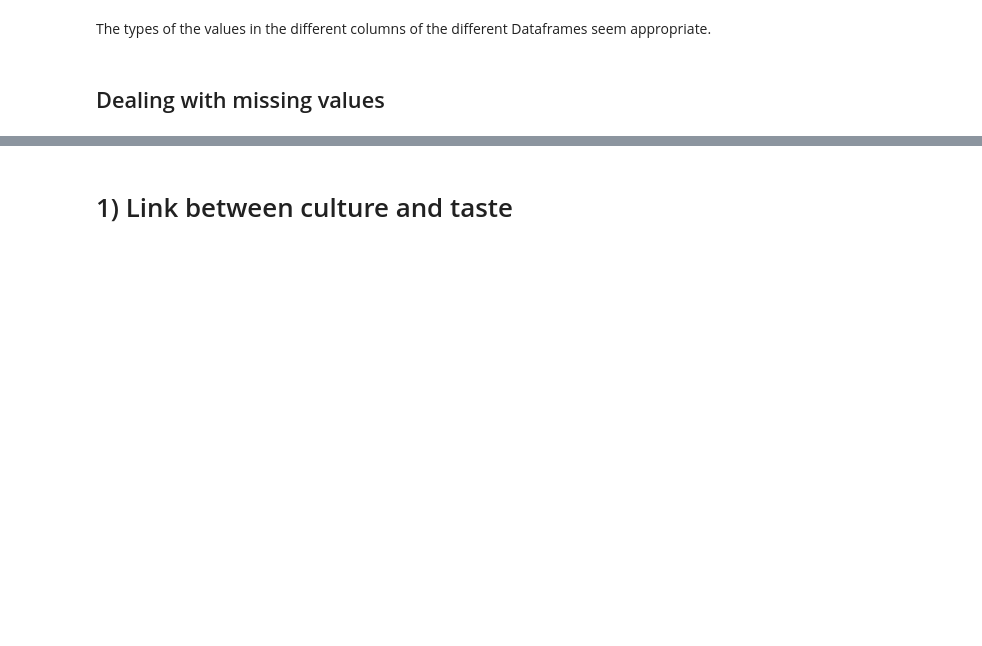
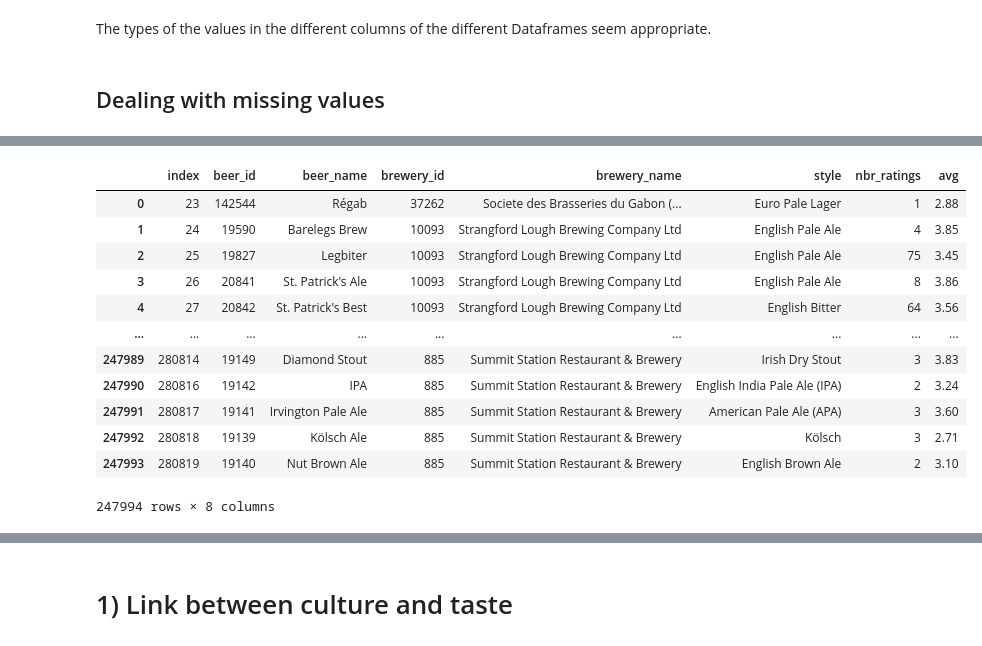
Before and after one commit to epfl-ada/ada-2024-project-datapilots, a Jupyter notebook: results.ipynb, the cells around one changed output, grey strips where cells are left out. Cells and saved outputs as stored; diff of their text form; code cells hidden in the pictures; blank space fills up the shorter version.

```diff
--- a/results.ipynb
+++ b/results.ipynb
@@ -339,0 +372,17 @@ The types of the values in the different columns of the different Dataframes see
+# %%
+ba_beers_ = ba_beers[~pd.isna(ba_beers['avg'])].reset_index() # avg = NaN valued beers are removed since there are not any reviews
+ba_beers_
+# %% [output]
+|  | index | beer_id | beer_name | brewery_id | brewery_name | style | nbr_ratings | avg |
+| 0 | 23 | 142544 | Régab | 37262 | Societe des Brasseries du Gabon (... | Euro Pale Lager | 1 | 2.88 |
+| 1 | 24 | 19590 | Barelegs Brew | 10093 | Strangford Lough Brewing Company Ltd | English Pale Ale | 4 | 3.85 |
+| 2 | 25 | 19827 | Legbiter | 10093 | Strangford Lough Brewing Company Ltd | English Pale Ale | 75 | 3.45 |
+| 3 | 26 | 20841 | St. Patrick's Ale | 10093 | Strangford Lough Brewing Company Ltd | English Pale Ale | 8 | 3.86 |
+| 4 | 27 | 20842 | St. Patrick's Best | 10093 | Strangford Lough Brewing Company Ltd | English Bitter | 64 | 3.56 |
+| ... | ... | ... | ... | ... | ... | ... | ... | ... |
+| 247989 | 280814 | 19149 | Diamond Stout | 885 | Summit Station Restaurant & Brewery | Irish Dry Stout | 3 | 3.83 |
+| 247990 | 280816 | 19142 | IPA | 885 | Summit Station Restaurant & Brewery | English India Pale Ale (IPA) | 2 | 3.24 |
+| 247991 | 280817 | 19141 | Irvington Pale Ale | 885 | Summit Station Restaurant & Brewery | American Pale Ale (APA) | 3 | 3.60 |
+| 247992 | 280818 | 19139 | Kölsch Ale | 885 | Summit Station Restaurant & Brewery | Kölsch | 3 | 2.71 |
+| 247993 | 280819 | 19140 | Nut Brown Ale | 885 | Summit Station Restaurant & Brewery | English Brown Ale | 2 | 3.10 |
+247994 rows × 8 columns
```
Also changed, not shown: parts of 29 cells of this notebook.
